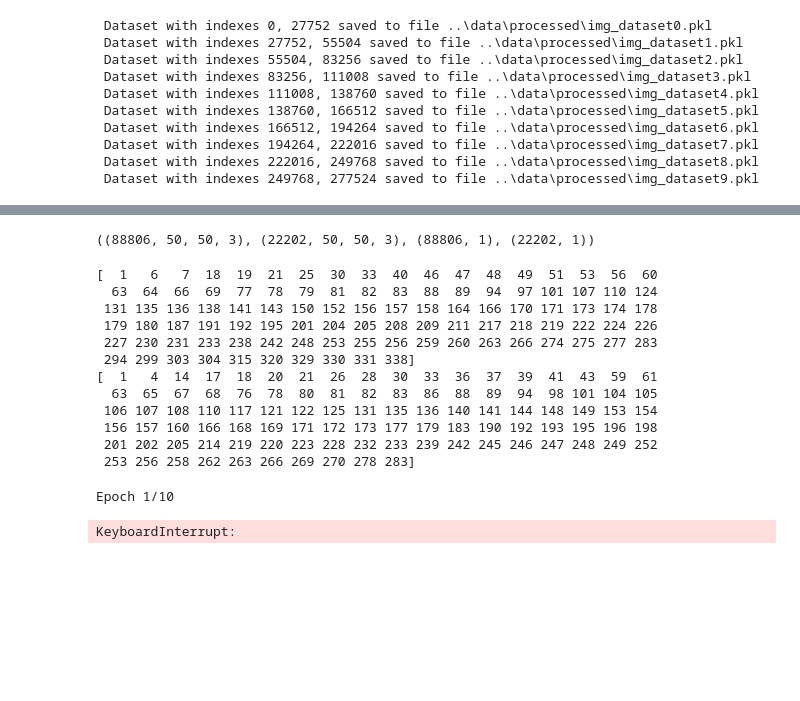
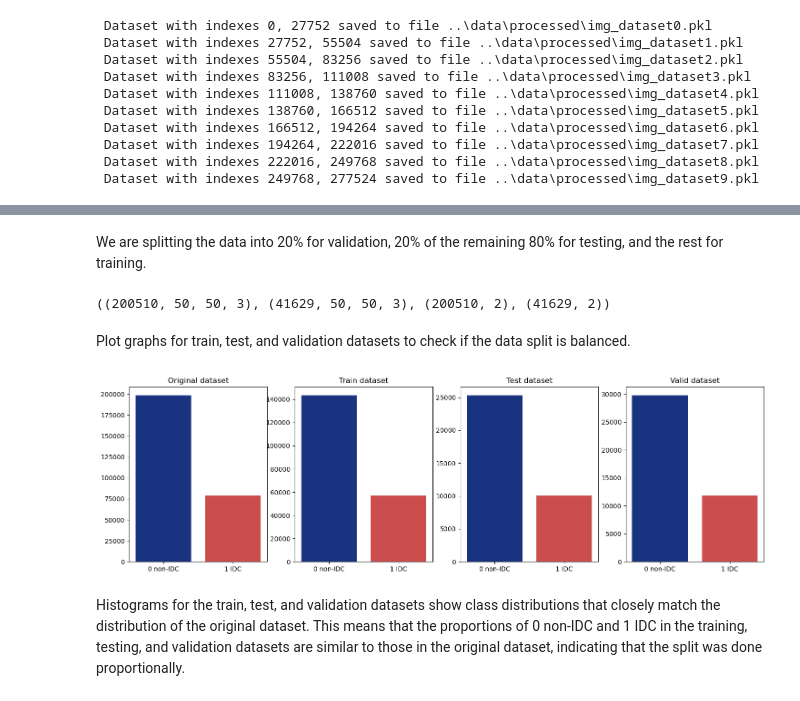
Before and after one commit to raghvendramishra1980/team_project, a Jupyter notebook: src/img_proc_main.ipynb, the cells around one changed output, grey strips where cells are left out. Saved outputs shown, nothing was run; the diff lists cells and outputs as text; code cells hidden in the pictures; blank space fills up the shorter version.

```diff
--- a/src/img_proc_main.ipynb
+++ b/src/img_proc_main.ipynb
@@ -110,12 +198,12 @@ SaveNpToPkl( filename, np.asarray(list_data_img), parts )
  Dataset with indexes 249768, 277524 saved to file ..\data\processed\img_dataset9.pkl
 # %%
 # call pkl loader
-parts_load = 10
+parts_load = 5
 Load_path = os.path.join( os.pardir, 'data', 'processed', 'img_dataset*' )
 images_dataset = np.asarray ( LoadPklToNp( Load_path, parts_load ), dtype='float32')
 
 Load_path = os.path.join( os.pardir, 'data', 'processed', 'lables_data*' )
-labels_dataset = np.asarray(np.asarray (LoadPklToNp( Load_path, parts_load ) )[:, 4:5], dtype='i1' )                   # [:, 4:5] - retrive only label values
+labels_dataset = np.asarray(np.asarray (LoadPklToNp( Load_path, parts_load ) )[:, 4:5], dtype='i1' )                   # [:, 4:5] - retrive only label values from load data set
 # %% [output]
 Loading file ..\data\processed\img_dataset0.pkl
 Loading file ..\data\processed\img_dataset1.pkl
@@ -139,0 +220,4 @@ Loading file ..\data\processed\lables_data9.pkl
+# %%
+cat_labels = to_categorical( labels_dataset, num_classes=2 )
+cat_labels = cat_labels.astype('i1')
+cat_labels
@@ -140,28 +232,28 @@ Loading file ..\data\processed\lables_data9.pkl
+# %% [markdown]
+We are splitting the data into 20% for validation, 20% of the remaining 80% for testing, and the rest for training.
 # %%
-x_train, x_test, y_train, y_test = train_test_split( images_dataset, labels_dataset, test_size=0.15, stratify=labels_dataset, random_state=42)
-x_train, x_val, y_train, y_val = train_test_split( x_train, y_train, test_size=0.15, stratify=y_train, random_state=42)
+x_train, x_val, y_train, y_val = train_test_split( images_dataset, cat_labels, test_size=0.20, stratify=labels_dataset, random_state=42)
+x_train, x_test, y_train, y_test = train_test_split( x_train, y_train, test_size=0.20, stratify=y_train, random_state=42)
 # %%
-x_train.shape, x_test.shape, y_train.shape, y_test.shape
+x_train.shape, x_val.shape, y_train.shape, y_val.shape
 # %% [output]
-((88806, 50, 50, 3), (22202, 50, 50, 3), (88806, 1), (22202, 1))
+((200510, 50, 50, 3), (41629, 50, 50, 3), (200510, 2), (41629, 2))
-# %%
-train_true = np.where ( y_train==1 )
-print(train_true[0][:100])
-test_true = np.where ( y_test==1 )
-print(test_true[0][:100])
-# %% [output]
-[  1   6   7  18  19  21  25  30  33  40  46  47  48  49  51  53  56  60
-  63  64  66  69  77  78  79  81  82  83  88  89  94  97 101 107 110 124
- 131 135 136 138 141 143 150 152 156 157 158 164 166 170 171 173 174 178
- 179 180 187 191 192 195 201 204 205 208 209 211 217 218 219 222 224 226
- 227 230 231 233 238 242 248 253 255 256 259 260 263 266 274 275 277 283
- 294 299 303 304 315 320 329 330 331 338]
-[  1   4  14  17  18  20  21  26  28  30  33  36  37  39  41  43  59  61
-  63  65  67  68  76  78  80  81  82  83  86  88  89  94  98 101 104 105
- 106 107 108 110 117 121 122 125 131 135 136 140 141 144 148 149 153 154
- 156 157 160 166 168 169 171 172 173 177 179 183 190 192 193 195 196 198
- 201 202 205 214 219 220 223 228 232 233 239 242 245 246 247 248 249 252
- 253 256 258 262 263 266 269 270 278 283]
+# %% [markdown]
+Plot graphs for train, test, and validation datasets to check if the data split is balanced.
+# %%
+# Plot histogram for balanc labels
+data_set_list = [ cat_labels, y_train, y_test, y_val ]
+data_set_names = ['Original dataset','Train dataset','Test dataset','Valid dataset']
+fig, ax = plt.subplots(1, 4, figsize=(18,5))
+for i, ax in enumerate(ax.flat):
+    class_counts = [data_set_list[i][:,0].sum(), data_set_list[i][:,1].sum()]
+    ax.bar(['0 non-IDC', '1 IDC'], class_counts, color=[(0.1, 0.2, 0.5), (0.8, 0.3, 0.3)])
+    ax.set_title(data_set_names[i])
+plt.show()
+# %% [output]
+[figure, added]
+# %% [markdown]
+Histograms for the train, test, and validation datasets show class distributions that closely match the distribution of the original dataset. This means that the proportions of 0 non-IDC and 1 IDC in the training, testing, and validation datasets are similar to those in the original dataset, indicating that the split was done proportionally.
 # %%
 from keras import optimizers
 from keras.models import Sequential
@@ -181,6 +290,0 @@ model_base.compile( loss='binary_crossentropy', optimizer='adam', metrics=['accu
-# %%
-
-history = model_base.fit( x_train[:100000], y_train[:100000], epochs=10, batch_size=128, validation_data=(x_val, y_val) )
-# %% [output]
-Epoch 1/10
-KeyboardInterrupt:
```
Also changed, not shown: parts of 24 cells of this notebook.
